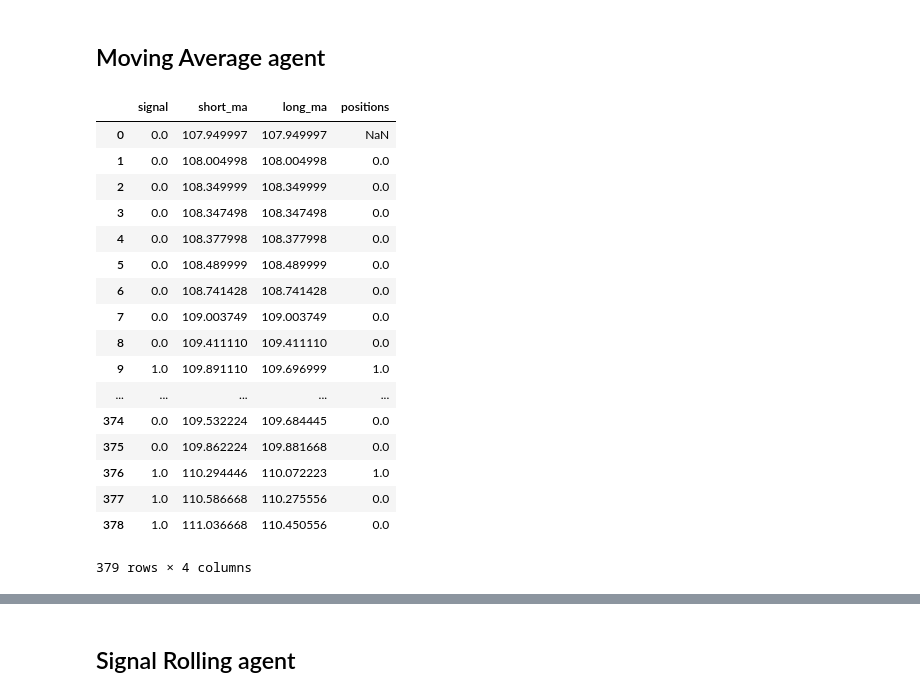
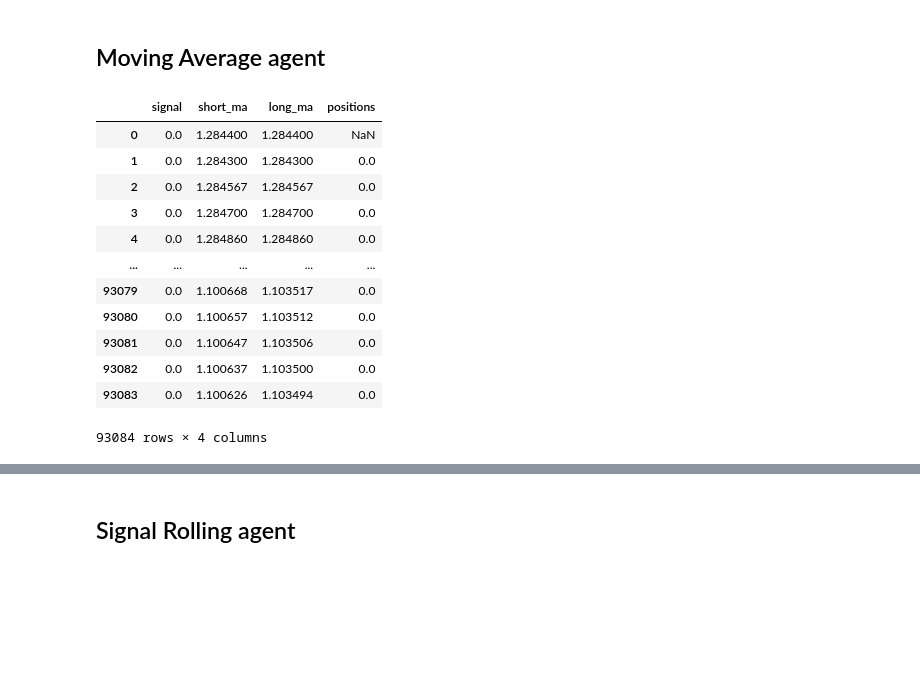
Before and after one commit to matteoalberti/TradingRL, a Jupyter notebook: notebooks/Base_RL_nolib.ipynb, the cells around one changed output, grey strips where cells are left out. Saved outputs shown, nothing was run; the diff lists cells and outputs as text; code cells hidden in the pictures; blank space fills up the shorter version.

```diff
--- a/notebooks/Base_RL_nolib.ipynb
+++ b/notebooks/Base_RL_nolib.ipynb
@@ -38,8 +43,11 @@ Successfully installed yfinance-0.1.43
 # %%
 ## Save future files to your drive
 ## In this notebook control for multiple testing
-import numpy as np
-from google.colab import drive
-drive.mount('/content/drive',force_remount=True)
-%cd "/content/drive/My Drive/FirmAI/FinML/Data/Agent Trading"
+# import numpy as np
+# from google.colab import drive
+# drive.mount('/content/drive',force_remount=True)
+# %cd "/content/drive/My Drive/FirmAI/FinML/Data/Agent Trading"
+
+df = pd.read_csv("../Data/eurusd_hour.csv")
+df.head()
 # %% [output]
@@ -51,0 +60,5 @@ Mounted at /content/drive
+# %%
+df['Datetime'] = df['Date'] + ' ' + df['Time']
+date_time = pd.to_datetime(df.pop('Datetime'), format='%Y.%m.%d %H:%M')
+df = df.drop(['Date', 'Time'], axis=1)
+df.head()
@@ -52,8 +81,9 @@ Mounted at /content/drive
 # %%
+df_full = df.copy()
 
-from pandas_datareader import data as pdr
-import fix_yahoo_finance as yf
-yf.pdr_override()
-df_full = pdr.get_data_yahoo("JPM", start="2018-01-01").reset_index()
-df_full.to_csv('output/JPM.csv',index=False)
-df_full.head()
+# from pandas_datareader import data as pdr
+# import fix_yahoo_finance as yf
+# yf.pdr_override()
+# df_full = pdr.get_data_yahoo("JPM", start="2018-01-01").reset_index()
+# df_full.to_csv('output/JPM.csv',index=False)
+# df_full.head()
@@ -68,6 +90,6 @@ df_full.head()
 # %%
 
-df_full = pd.read_csv('output/JPM.csv')
+# df_full = pd.read_csv('output/JPM.csv')
 # %% [markdown]
 #  Agents
 
@@ -241,40 +276,35 @@ plt.show()
 # %%
 df= df_full.copy()
 name = 'Moving Average agent'
 
 short_window = int(0.025 * len(df))
 long_window = int(0.05 * len(df))
 
 signals = pd.DataFrame(index=df.index)
 signals['signal'] = 0.0
 
-signals['short_ma'] = df['Close'].rolling(window=short_window, min_periods=1, center=False).mean()
-signals['long_ma'] = df['Close'].rolling(window=long_window, min_periods=1, center=False).mean()
+signals['short_ma'] = df['BC'].rolling(window=short_window, min_periods=1, center=False).mean()
+signals['long_ma'] = df['BC'].rolling(window=long_window, min_periods=1, center=False).mean()
 
 signals['signal'][short_window:] = np.where(signals['short_ma'][short_window:]
                                             > signals['long_ma'][short_window:], 1.0, 0.0)
 signals['positions'] = signals['signal'].diff()
 
 signals
 # %% [output]
 |  | signal | short_ma | long_ma | positions |
-| 0 | 0.0 | 107.949997 | 107.949997 | NaN |
-| 1 | 0.0 | 108.004998 | 108.004998 | 0.0 |
-| 2 | 0.0 | 108.349999 | 108.349999 | 0.0 |
-| 3 | 0.0 | 108.347498 | 108.347498 | 0.0 |
-| 4 | 0.0 | 108.377998 | 108.377998 | 0.0 |
-| 5 | 0.0 | 108.489999 | 108.489999 | 0.0 |
-| 6 | 0.0 | 108.741428 | 108.741428 | 0.0 |
-| 7 | 0.0 | 109.003749 | 109.003749 | 0.0 |
-| 8 | 0.0 | 109.411110 | 109.411110 | 0.0 |
-| 9 | 1.0 | 109.891110 | 109.696999 | 1.0 |
+| 0 | 0.0 | 1.284400 | 1.284400 | NaN |
+| 1 | 0.0 | 1.284300 | 1.284300 | 0.0 |
+| 2 | 0.0 | 1.284567 | 1.284567 | 0.0 |
+| 3 | 0.0 | 1.284700 | 1.284700 | 0.0 |
+| 4 | 0.0 | 1.284860 | 1.284860 | 0.0 |
 | ... | ... | ... | ... | ... |
-| 374 | 0.0 | 109.532224 | 109.684445 | 0.0 |
-| 375 | 0.0 | 109.862224 | 109.881668 | 0.0 |
-| 376 | 1.0 | 110.294446 | 110.072223 | 1.0 |
-| 377 | 1.0 | 110.586668 | 110.275556 | 0.0 |
-| 378 | 1.0 | 111.036668 | 110.450556 | 0.0 |
+| 93079 | 0.0 | 1.100668 | 1.103517 | 0.0 |
+| 93080 | 0.0 | 1.100657 | 1.103512 | 0.0 |
+| 93081 | 0.0 | 1.100647 | 1.103506 | 0.0 |
+| 93082 | 0.0 | 1.100637 | 1.103500 | 0.0 |
+| 93083 | 0.0 | 1.100626 | 1.103494 | 0.0 |
-379 rows × 4 columns
+93084 rows × 4 columns
 # %%
 def buy_stock(
     real_movement,
```
Also changed, not shown: parts of 21 cells of this notebook, 4 other files.
